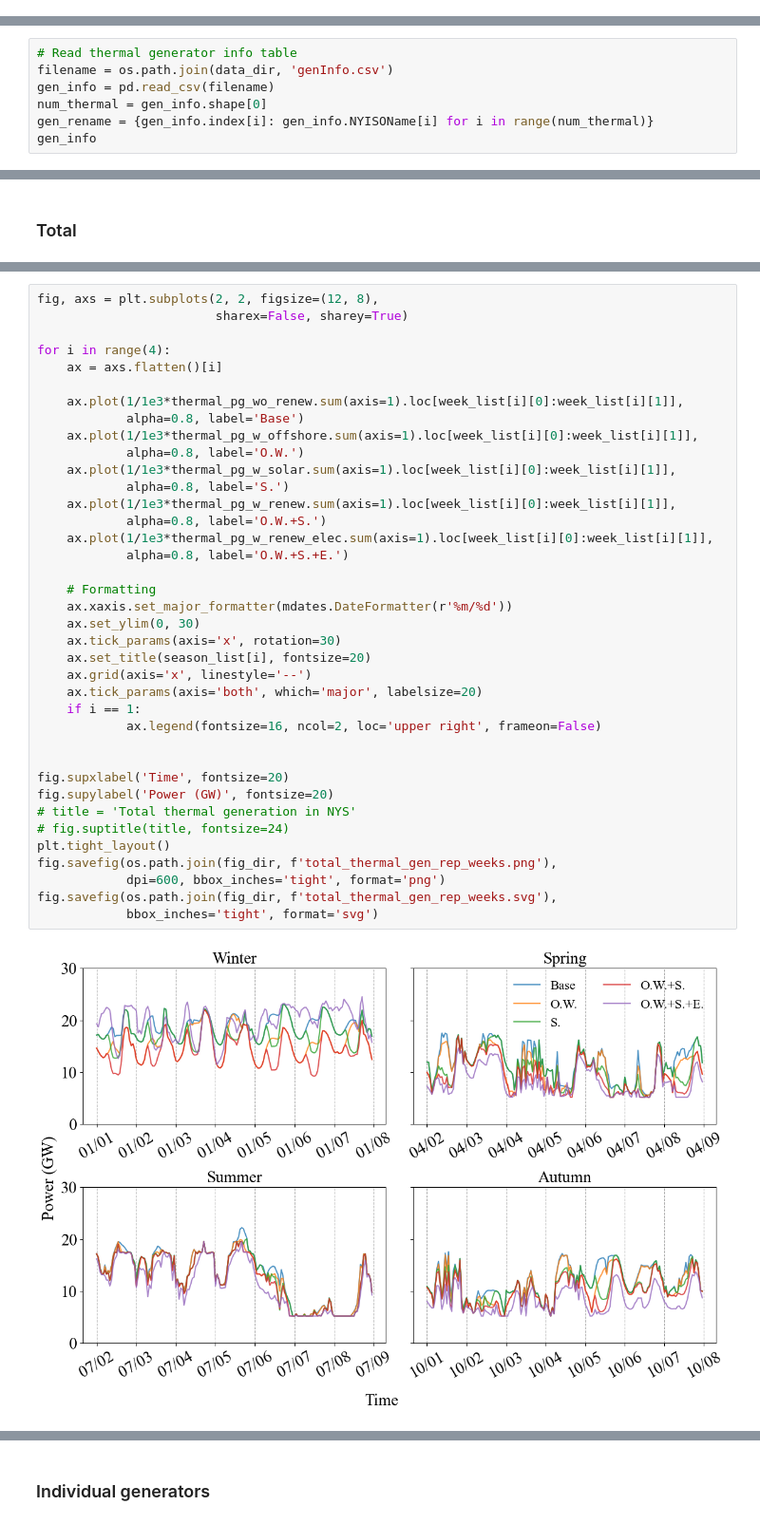
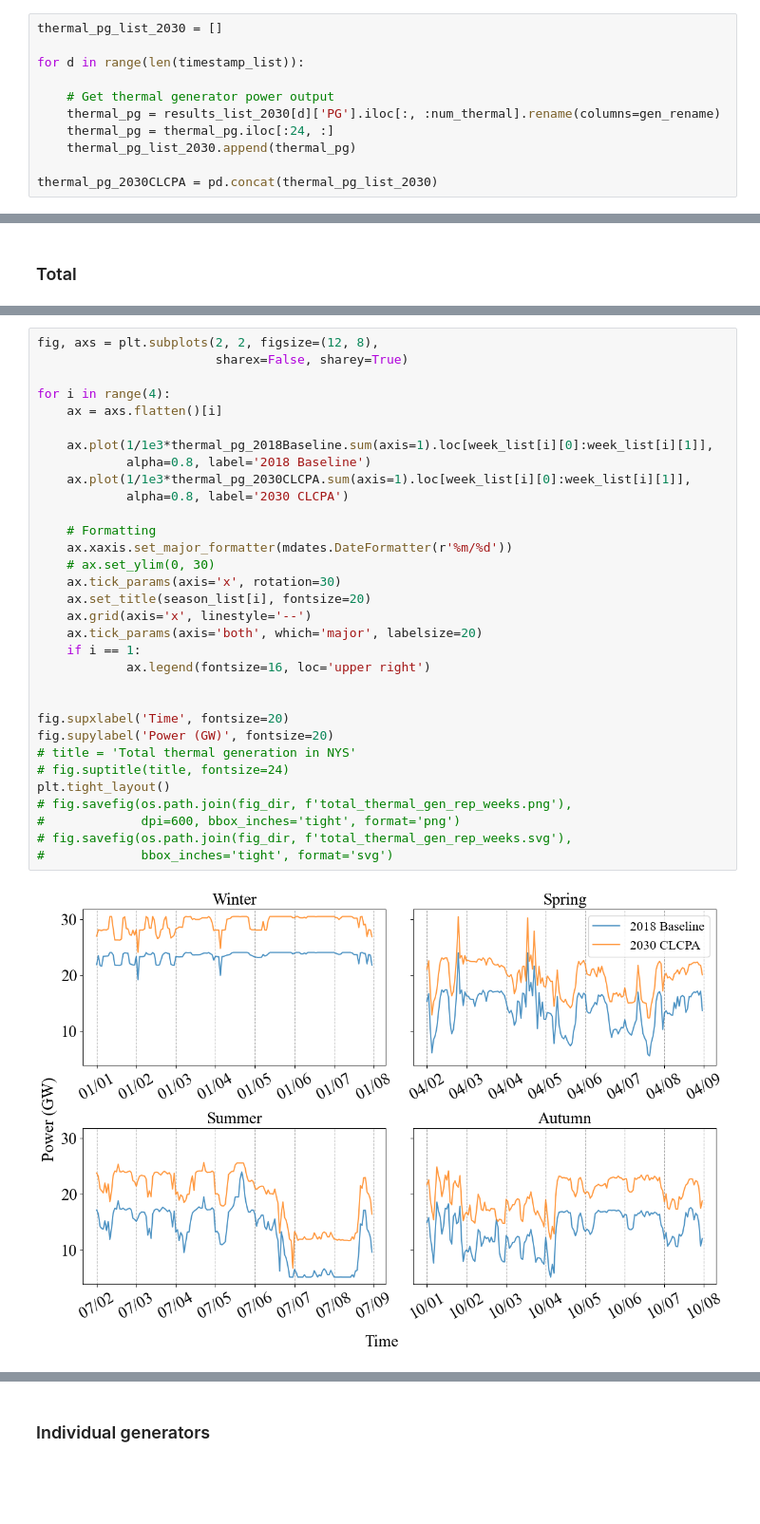
Before and after one commit to boyuan276/NYgrid-python, a Jupyter notebook: examples/opf_post.ipynb, the cells around one changed output, grey strips where cells are left out. Shown at 95% size. Drawn from its saved outputs; the diff is of its cells as text; blank space fills up the shorter version.

```diff
--- a/examples/opf_post.ipynb
+++ b/examples/opf_post.ipynb
@@ -234,0 +195,11 @@ thermal_pg_w_renew_elec.to_csv(os.path.join(results_dir, 'thermal_pg_w_renew_ele
+# %%
+thermal_pg_list_2030 = []
+
+for d in range(len(timestamp_list)):
+
+    # Get thermal generator power output
+    thermal_pg = results_list_2030[d]['PG'].iloc[:, :num_thermal].rename(columns=gen_rename)
+    thermal_pg = thermal_pg.iloc[:24, :]
+    thermal_pg_list_2030.append(thermal_pg)
+
+thermal_pg_2030CLCPA = pd.concat(thermal_pg_list_2030)
@@ -235,9 +218,2 @@ thermal_pg_w_renew_elec.to_csv(os.path.join(results_dir, 'thermal_pg_w_renew_ele
 # %% [markdown]
 ## Calculate heat input
-# %%
-# Read thermal generator info table
-filename = os.path.join(data_dir, 'genInfo.csv')
-gen_info = pd.read_csv(filename)
-num_thermal = gen_info.shape[0]
-gen_rename = {gen_info.index[i]: gen_info.NYISOName[i] for i in range(num_thermal)}
-gen_info
@@ -426,40 +280,34 @@ fig.savefig(os.path.join(fig_dir, f'total_thermal_gen_year.svg'),
 # %%
 fig, axs = plt.subplots(2, 2, figsize=(12, 8),
                         sharex=False, sharey=True)
 
 for i in range(4):
     ax = axs.flatten()[i]
 
-    ax.plot(1/1e3*thermal_pg_wo_renew.sum(axis=1).loc[week_list[i][0]:week_list[i][1]],
-            alpha=0.8, label='Base')
-    ax.plot(1/1e3*thermal_pg_w_offshore.sum(axis=1).loc[week_list[i][0]:week_list[i][1]],
-            alpha=0.8, label='O.W.')
-    ax.plot(1/1e3*thermal_pg_w_solar.sum(axis=1).loc[week_list[i][0]:week_list[i][1]],
-            alpha=0.8, label='S.')
-    ax.plot(1/1e3*thermal_pg_w_renew.sum(axis=1).loc[week_list[i][0]:week_list[i][1]],
-            alpha=0.8, label='O.W.+S.')
-    ax.plot(1/1e3*thermal_pg_w_renew_elec.sum(axis=1).loc[week_list[i][0]:week_list[i][1]],
-            alpha=0.8, label='O.W.+S.+E.')
+    ax.plot(1/1e3*thermal_pg_2018Baseline.sum(axis=1).loc[week_list[i][0]:week_list[i][1]],
+            alpha=0.8, label='2018 Baseline')
+    ax.plot(1/1e3*thermal_pg_2030CLCPA.sum(axis=1).loc[week_list[i][0]:week_list[i][1]],
+            alpha=0.8, label='2030 CLCPA')
 
     # Formatting
     ax.xaxis.set_major_formatter(mdates.DateFormatter(r'%m/%d'))
-    ax.set_ylim(0, 30)
+    # ax.set_ylim(0, 30)
     ax.tick_params(axis='x', rotation=30)
     ax.set_title(season_list[i], fontsize=20)
     ax.grid(axis='x', linestyle='--')
     ax.tick_params(axis='both', which='major', labelsize=20)
     if i == 1:
-            ax.legend(fontsize=16, ncol=2, loc='upper right', frameon=False)
+            ax.legend(fontsize=16, loc='upper right')
 
 
 fig.supxlabel('Time', fontsize=20)
 fig.supylabel('Power (GW)', fontsize=20)
 # title = 'Total thermal generation in NYS'
 # fig.suptitle(title, fontsize=24)
 plt.tight_layout()
-fig.savefig(os.path.join(fig_dir, f'total_thermal_gen_rep_weeks.png'),
-            dpi=600, bbox_inches='tight', format='png')
-fig.savefig(os.path.join(fig_dir, f'total_thermal_gen_rep_weeks.svg'),
-            bbox_inches='tight', format='svg')
+# fig.savefig(os.path.join(fig_dir, f'total_thermal_gen_rep_weeks.png'),
+#             dpi=600, bbox_inches='tight', format='png')
+# fig.savefig(os.path.join(fig_dir, f'total_thermal_gen_rep_weeks.svg'),
+#             bbox_inches='tight', format='svg')
 # %% [output]
-[figure, old version]
+[figure, new version]
```
Also changed, not shown: parts of 37 cells of this notebook.
